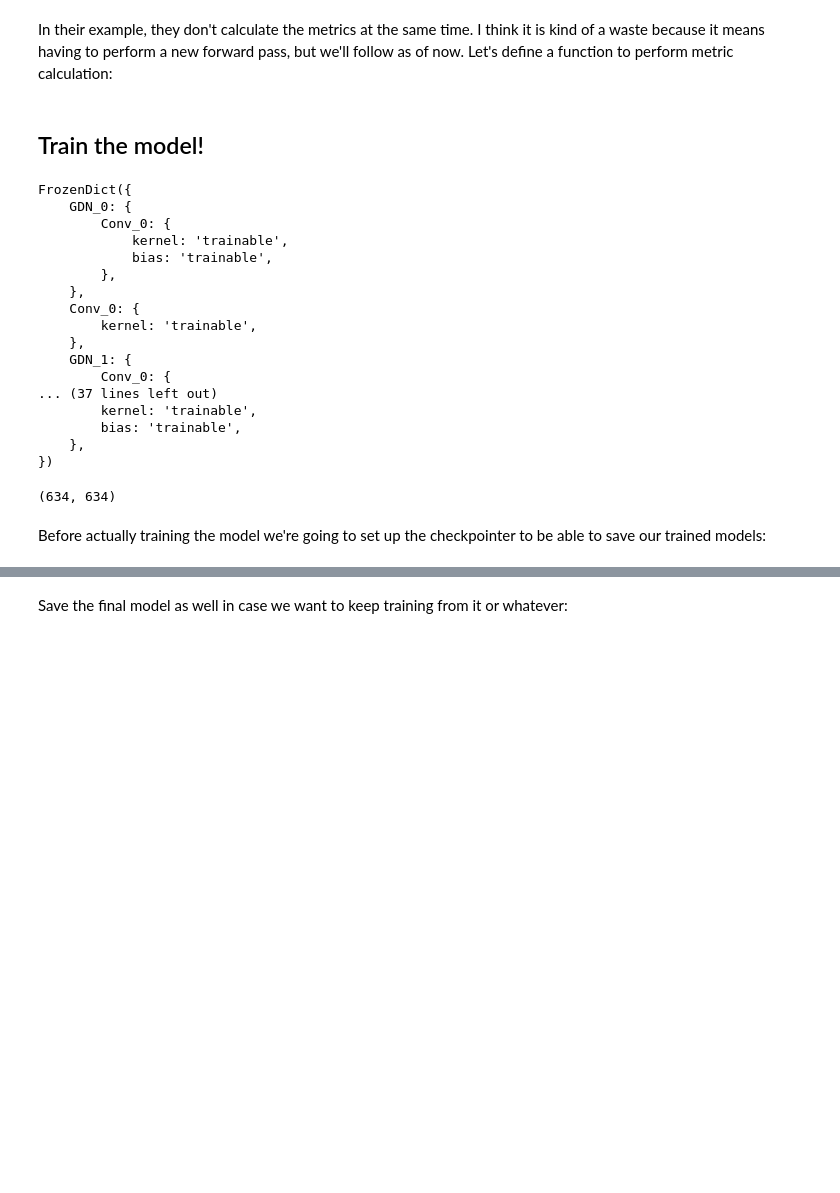
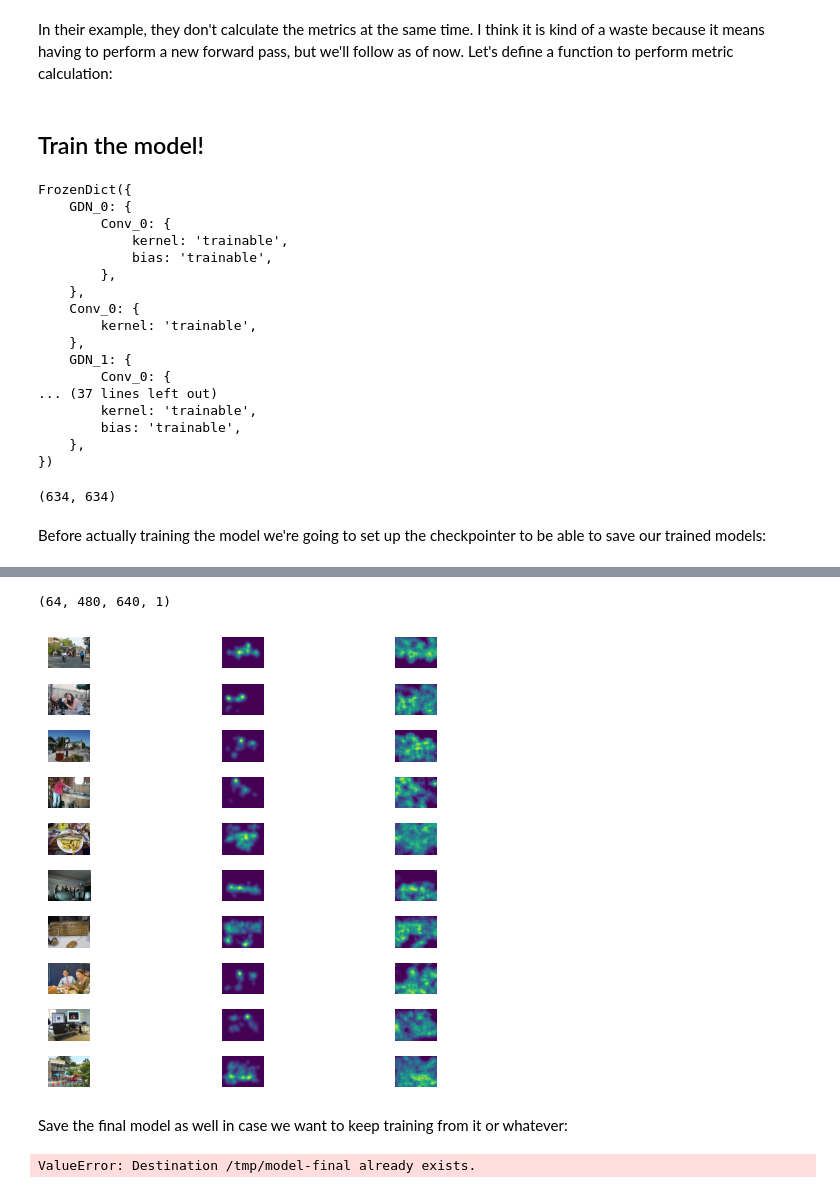
Before and after one commit to Jorgvt/perceptnet, a Jupyter notebook: Notebooks/13_JaX/13_05_V19/13_05_07_Saliency.ipynb, the cells around one changed output, grey strips where cells are left out. Drawn from its saved outputs; the diff is of its cells as text; code cells hidden in the pictures; blank space fills up the shorter version.

Commit message:
squared the output of the gdn and added plots at the end

```diff
--- a/Notebooks/13_JaX/13_05_V19/13_05_07_Saliency.ipynb
+++ b/Notebooks/13_JaX/13_05_V19/13_05_07_Saliency.ipynb
@@ -84,9 +80,10 @@ SEED: 42
 USE_BIAS: false
 ZERO_MEAN: true
 # %%
-path_imgs = Path("/lustre/ific.uv.es/ml/uv075/Databases/Salicon/images/")
+# path_imgs = Path("/lustre/ific.uv.es/ml/uv075/Databases/Salicon/images/")
+path_imgs = Path("/media/disk/databases/BBDD_video_image/Salicon/images/")
 path_imgs_train = [str(p) for p in path_imgs.joinpath("train").glob("*.jpg")]
 path_imgs_val = [str(p) for p in path_imgs.joinpath("val").glob("*.jpg")]
 path_labels_train = [re.sub(r"(images)|(jpg)", lambda x: {'images': 'maps', 'jpg': 'png'}[x.group(0)], p) for p in path_imgs_train]
 path_labels_val = [re.sub(r"(images)|(jpg)", lambda x: {'images': 'maps', 'jpg': 'png'}[x.group(0)], p) for p in path_imgs_val]
-# path_imgs_train[:5], path_labels_train[:5]
+len(path_imgs_train), len(path_labels_train), len(path_imgs_val), len(path_labels_val)
@@ -260,12 +259,13 @@ class PerceptNet(nn.Module):
         ## Final GDN mixing Gabor information (?)
         outputs = GDNSpatioFreqOrient(kernel_size=21, strides=1, padding="symmetric", fs=32, apply_independently=False)(outputs, fmean=fmean, theta_mean=theta_mean, **kwargs)
 
+        ## 1x1 Conv to reduce to a single channel
+        outputs = nn.Conv(features=1, kernel_size=(1,1), strides=(1,1), padding="SAME")(outputs**2)
+        outputs = nn.relu(outputs)
+
         ## Make the images back to the original size
         outputs = jax.image.resize(outputs, shape=(*inputs.shape[:-1], outputs.shape[-1]), method="bilinear")
 
-        ## 1x1 Conv to reduce to a single channel
-        outputs = nn.Conv(features=1, kernel_size=(1,1), strides=(1,1), padding="SAME")(outputs)
-        outputs = nn.relu(outputs)
         return outputs
 # %% [markdown]
 ## Define the metrics with `clu`
@@ -462 +462,5 @@ Wall time: 45.6 s
 (64, 480, 640, 1)
+# %%
+%%time
+outputs, _ = forward_intermediates(state, batch[0])
+outputs.shape
@@ -525,6 +546,24 @@ for epoch in range(config.EPOCHS):
+# %%
+pred = forward(state, batch[0])
+pred.shape
+# %% [output]
+(64, 480, 640, 1)
+# %%
+fig, axes = plt.subplots(10,3)
+for i, axs in enumerate(axes):
+    axs[0].imshow(batch[0][i])
+    axs[1].imshow(batch[1][i])
+    axs[2].imshow(pred[i])
+for ax in axes.ravel(): ax.axis("off")
+plt.tight_layout()
+plt.show()
+# %% [output]
+[figure, added]
 # %% [markdown]
 Save the final model as well in case we want to keep training from it or whatever:
 # %%
 orbax_checkpointer.save(os.path.join(wandb.run.dir, "model-final"), state, save_args=save_args)
+# %% [output]
+ValueError: Destination /tmp/model-final already exists.
 # %%
 wandb.finish()
```
Also changed, not shown: parts of 10 cells of this notebook.
